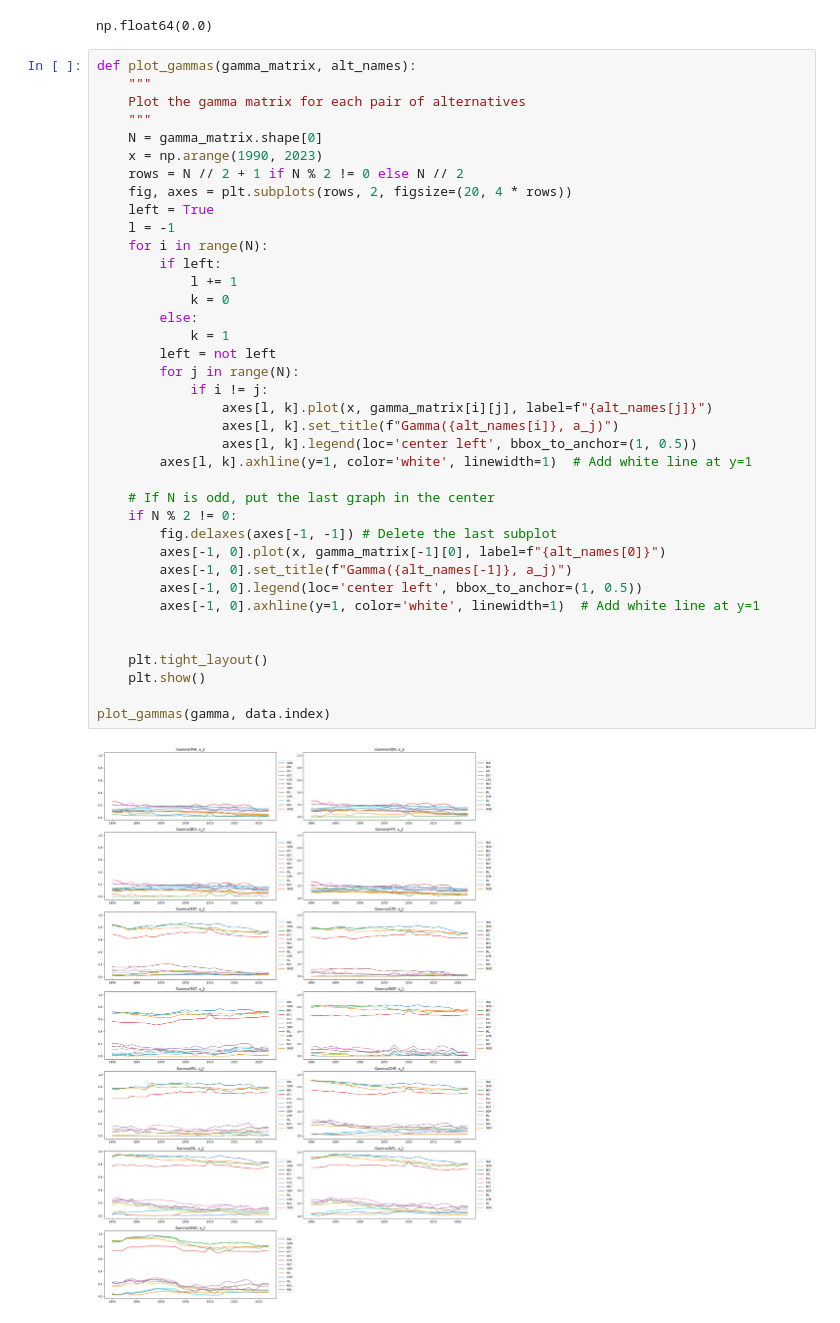
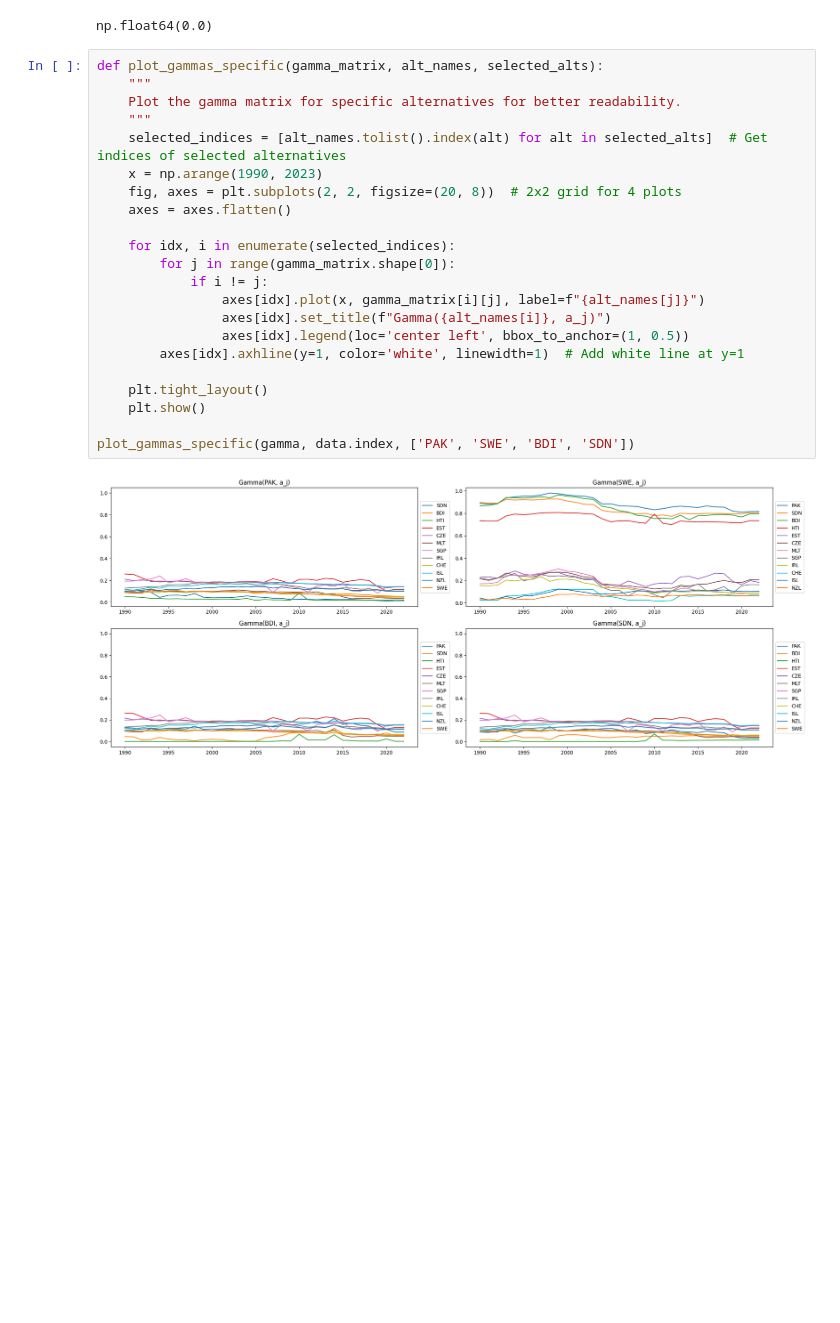
Before and after one commit to R4phou/ulb-master-thesis, a Jupyter notebook: code/src/report_graph.ipynb, the cells around one changed output. Saved outputs shown, nothing was run; the diff lists cells and outputs as text; blank space fills up the shorter version.

```diff
--- a/code/src/report_graph.ipynb
+++ b/code/src/report_graph.ipynb
@@ -167,42 +165,26 @@ gamma.min()
 # %% [output]
 np.float64(0.0)
 # %%
-def plot_gammas(gamma_matrix, alt_names):
+def plot_gammas_specific(gamma_matrix, alt_names, selected_alts):
     """
-    Plot the gamma matrix for each pair of alternatives
+    Plot the gamma matrix for specific alternatives for better readability.
     """
-    N = gamma_matrix.shape[0]
+    selected_indices = [alt_names.tolist().index(alt) for alt in selected_alts]  # Get indices of selected alternatives
     x = np.arange(1990, 2023)
-    rows = N // 2 + 1 if N % 2 != 0 else N // 2
-    fig, axes = plt.subplots(rows, 2, figsize=(20, 4 * rows))
-    left = True
-    l = -1
-    for i in range(N):
-        if left:
-            l += 1
-            k = 0
-        else:
-            k = 1
-        left = not left
-        for j in range(N):
+    fig, axes = plt.subplots(2, 2, figsize=(20, 8))  # 2x2 grid for 4 plots
+    axes = axes.flatten()
+
+    for idx, i in enumerate(selected_indices):
+        for j in range(gamma_matrix.shape[0]):
             if i != j:
-                axes[l, k].plot(x, gamma_matrix[i][j], label=f"{alt_names[j]}")
-                axes[l, k].set_title(f"Gamma({alt_names[i]}, a_j)")
-                axes[l, k].legend(loc='center left', bbox_to_anchor=(1, 0.5))
-        axes[l, k].axhline(y=1, color='white', linewidth=1)  # Add white line at y=1
-
-    # If N is odd, put the last graph in the center
-    if N % 2 != 0:
-        fig.delaxes(axes[-1, -1]) # Delete the last subplot
-        axes[-1, 0].plot(x, gamma_matrix[-1][0], label=f"{alt_names[0]}")
-        axes[-1, 0].set_title(f"Gamma({alt_names[-1]}, a_j)")
-        axes[-1, 0].legend(loc='center left', bbox_to_anchor=(1, 0.5))
-        axes[-1, 0].axhline(y=1, color='white', linewidth=1)  # Add white line at y=1
-
+                axes[idx].plot(x, gamma_matrix[i][j], label=f"{alt_names[j]}")
+                axes[idx].set_title(f"Gamma({alt_names[i]}, a_j)")
+                axes[idx].legend(loc='center left', bbox_to_anchor=(1, 0.5))
+        axes[idx].axhline(y=1, color='white', linewidth=1)  # Add white line at y=1
 
     plt.tight_layout()
     plt.show()
 
-plot_gammas(gamma, data.index)
+plot_gammas_specific(gamma, data.index, ['PAK', 'SWE', 'BDI', 'SDN'])
 # %% [output]
-[figure, old version]
+[figure, new version]
```
Also changed, not shown: parts of 2 cells of this notebook, 1 other file.
